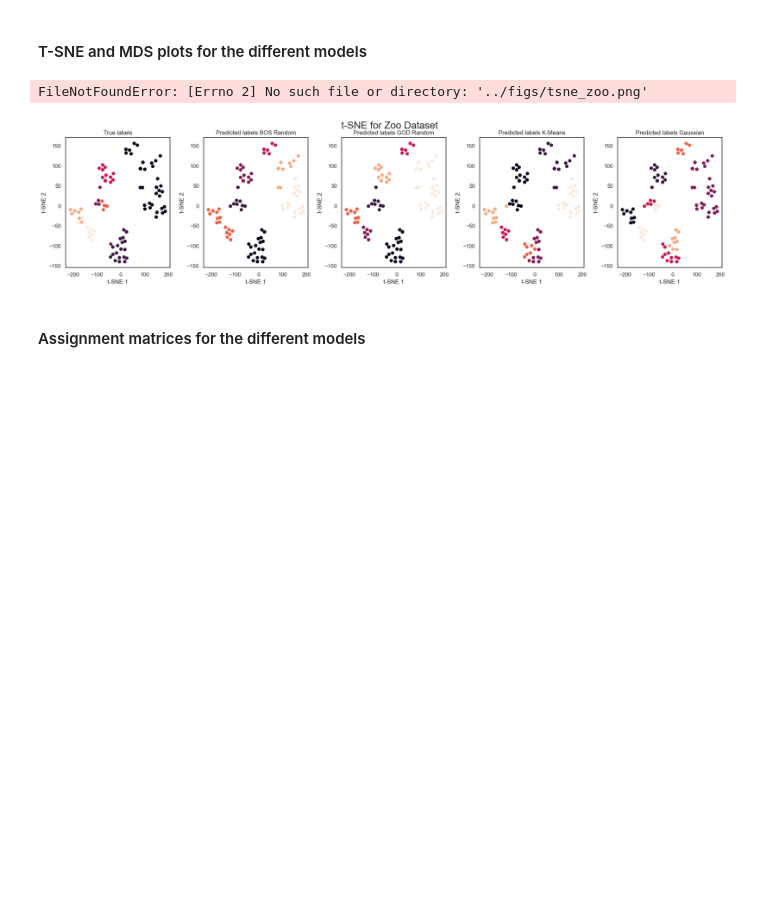
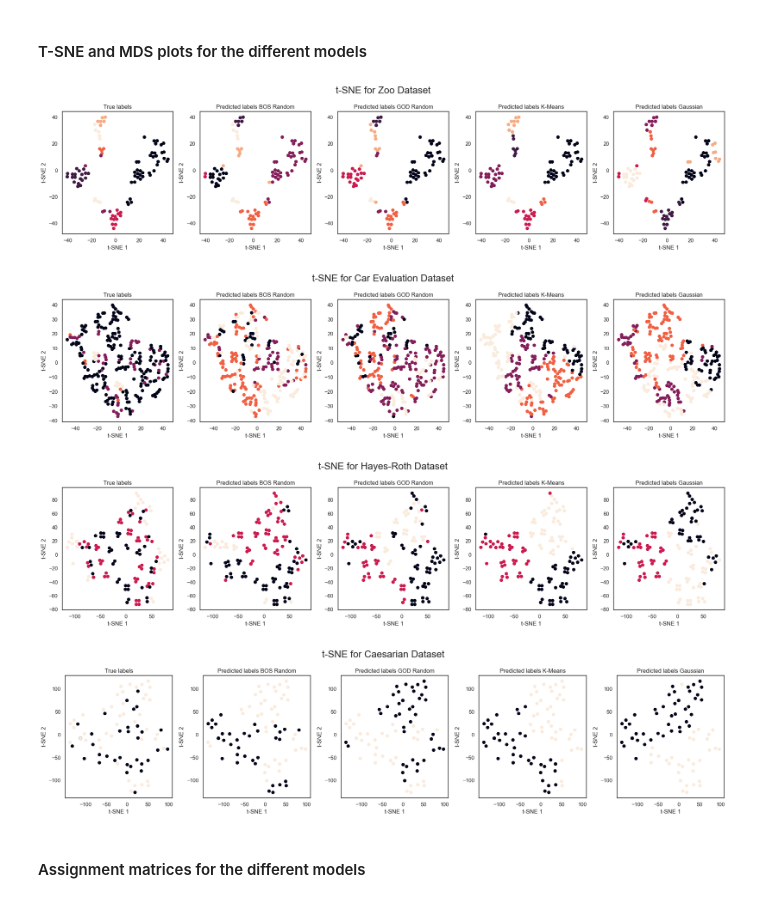
Before and after one commit to Thomick/Ordinal-data-clustering, a Jupyter notebook: notebooks/clustering_datasets.ipynb, the cells around one changed output. Cells and saved outputs as stored; diff of their text form; code cells hidden in the pictures; blank space fills up the shorter version.

```diff
--- a/notebooks/clustering_datasets.ipynb
+++ b/notebooks/clustering_datasets.ipynb
@@ -595,22 +607,26 @@ Dataset & Method &  &  &  &  &  \\
 # %%
 datasets = [animals, car, hayesroth, caesarian]
 dataset_names = ["Zoo", "Car Evaluation", "Hayes-Roth", "Caesarian"]
 runtypes = ["BOS Random", "GOD Random", "K-Means", "Gaussian"]
 
 for i, dataset in enumerate(datasets):
     fig, ax = plt.subplots(1, 5, figsize=(20, 5))
     fig.tight_layout(pad=3.0)
 
     dataset.plot_tsne(ax=ax[:], show=False, runtype=runtypes[0])
 
     for j, runtype in enumerate(runtypes[1:]):
         dataset.plot_tsne(ax=ax[j+2], show=False, runtype=runtype)
 
     fig.suptitle(f"t-SNE for {dataset_names[i]} Dataset", fontsize=20)
-    fig.savefig(f"../figs/tsne_{dataset_names[i].lower().replace(' ', '_')}.png", dpi=300)
+    # fig.savefig(f"../figs/tsne_{dataset_names[i].lower().replace(' ', '_')}.png", dpi=300)
+    plt.tight_layout()
+    plt.show()
 # %% [output]
-FileNotFoundError: [Errno 2] No such file or directory: '../figs/tsne_zoo.png'
-[figure, old version]
+[figure, new version]
+[figure, added]
+[figure, added]
+[figure, added]
 # %% [markdown]
 #### Assignment matrices for the different models
 # %%
```
Also changed, not shown: parts of 17 cells of this notebook.
